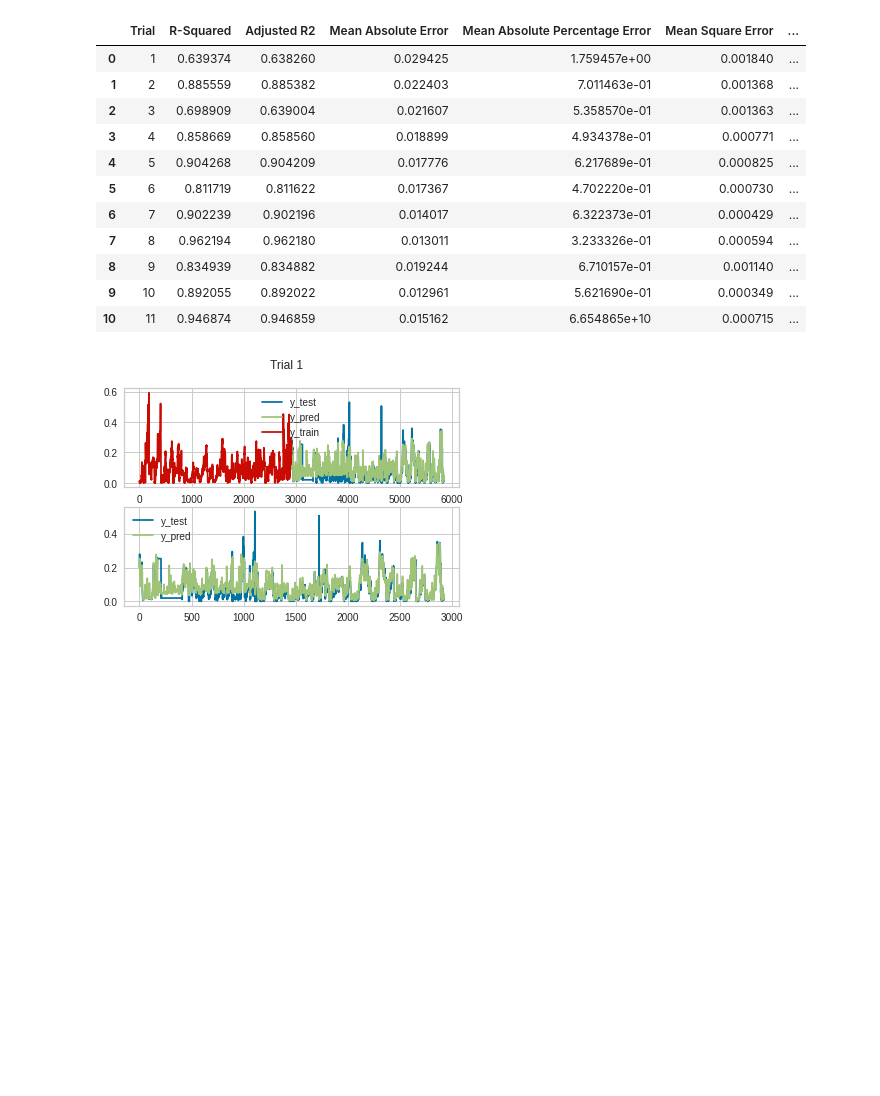
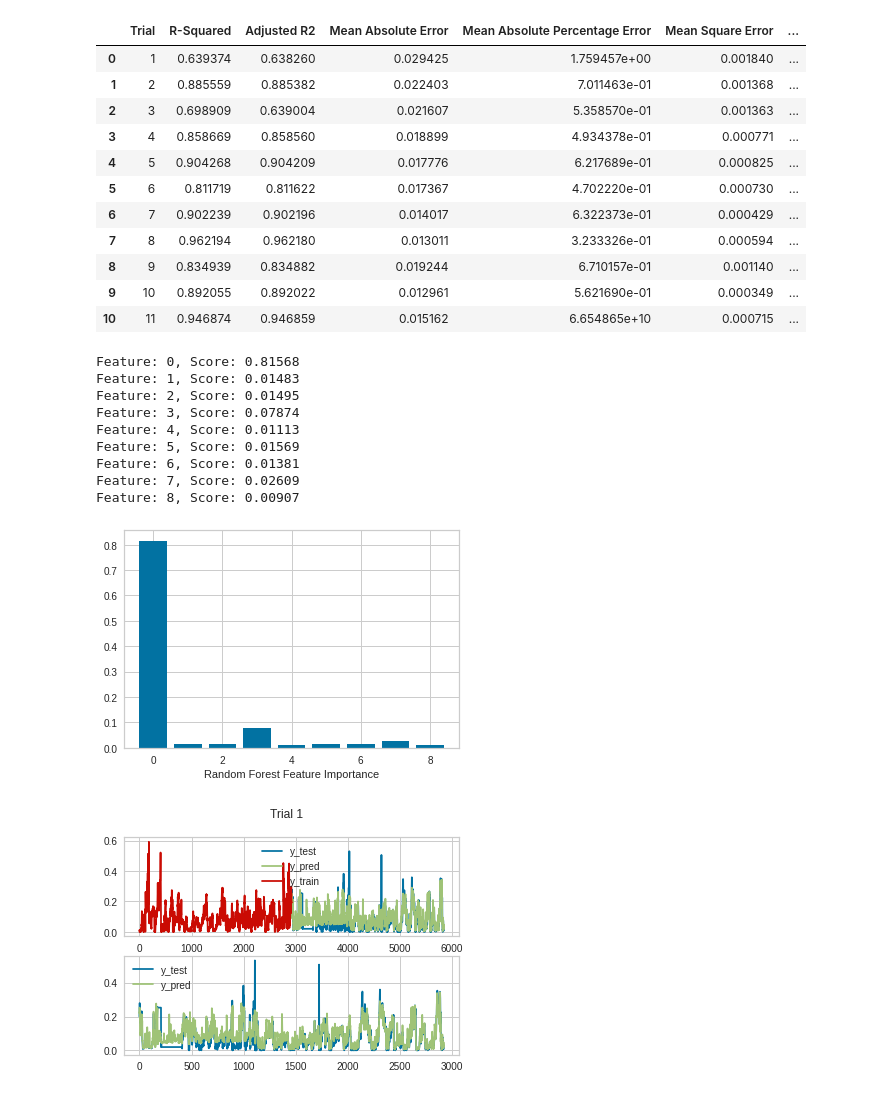
Before and after one commit to Ethompsonbecker/CIND820-BigDataAnalyticsProject, a Jupyter notebook: RandomForest/RandomForestA.ipynb, the cells around one changed output. Saved outputs shown, nothing was run; the diff lists cells and outputs as text; code cells hidden in the pictures; blank space fills up the shorter version.

```diff
--- a/RandomForest/RandomForestA.ipynb
+++ b/RandomForest/RandomForestA.ipynb
@@ -264,6 +264,27 @@ results
 | 8 | 9 | 0.834939 | 0.834882 | 0.019244 | 6.710157e-01 | 0.001140 | ... |
 | 9 | 10 | 0.892055 | 0.892022 | 0.012961 | 5.621690e-01 | 0.000349 | ... |
 | 10 | 11 | 0.946874 | 0.946859 | 0.015162 | 6.654865e+10 | 0.000715 | ... |
+# %%
+# get importance
+importance = rndf.feature_importances_
+# summarize feature importance
+for i,v in enumerate(importance):
+	print('Feature: %0d, Score: %.5f' % (i,v))
+# plot feature importance
+plt.bar([x for x in range(len(importance))], importance)
+plt.xlabel("Random Forest Feature Importance")
+plt.show()
+# %% [output]
+Feature: 0, Score: 0.81568
+Feature: 1, Score: 0.01483
+Feature: 2, Score: 0.01495
+Feature: 3, Score: 0.07874
+Feature: 4, Score: 0.01113
+Feature: 5, Score: 0.01569
+Feature: 6, Score: 0.01381
+Feature: 7, Score: 0.02609
+Feature: 8, Score: 0.00907
+[figure, added]
 # %%
 plt.subplot(2,1, 1)
 plt.plot(np.arange(len(y_pred1)) + len(ytrain1),ytest1)
```
Also changed, not shown: parts of 3 cells of this notebook.
